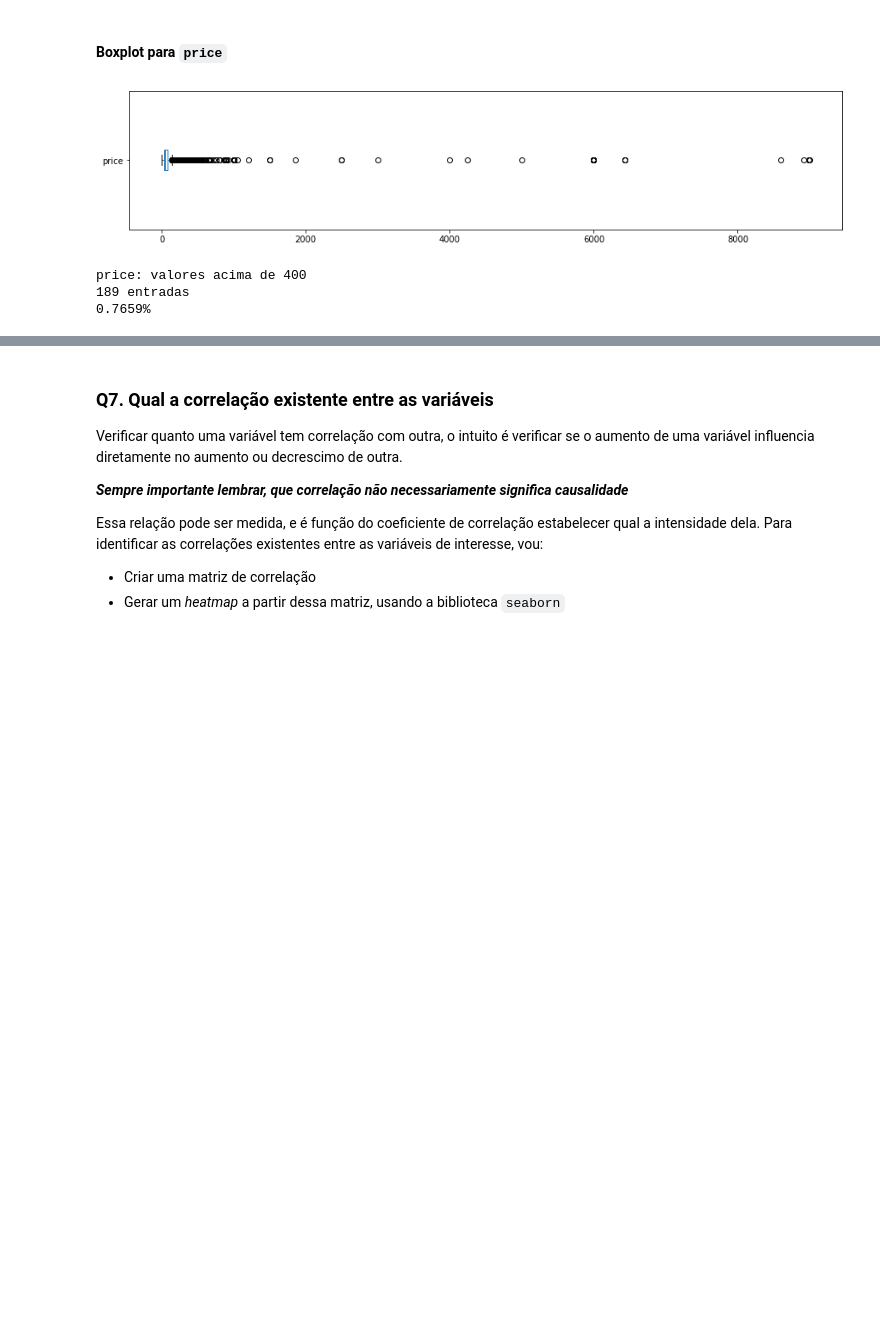
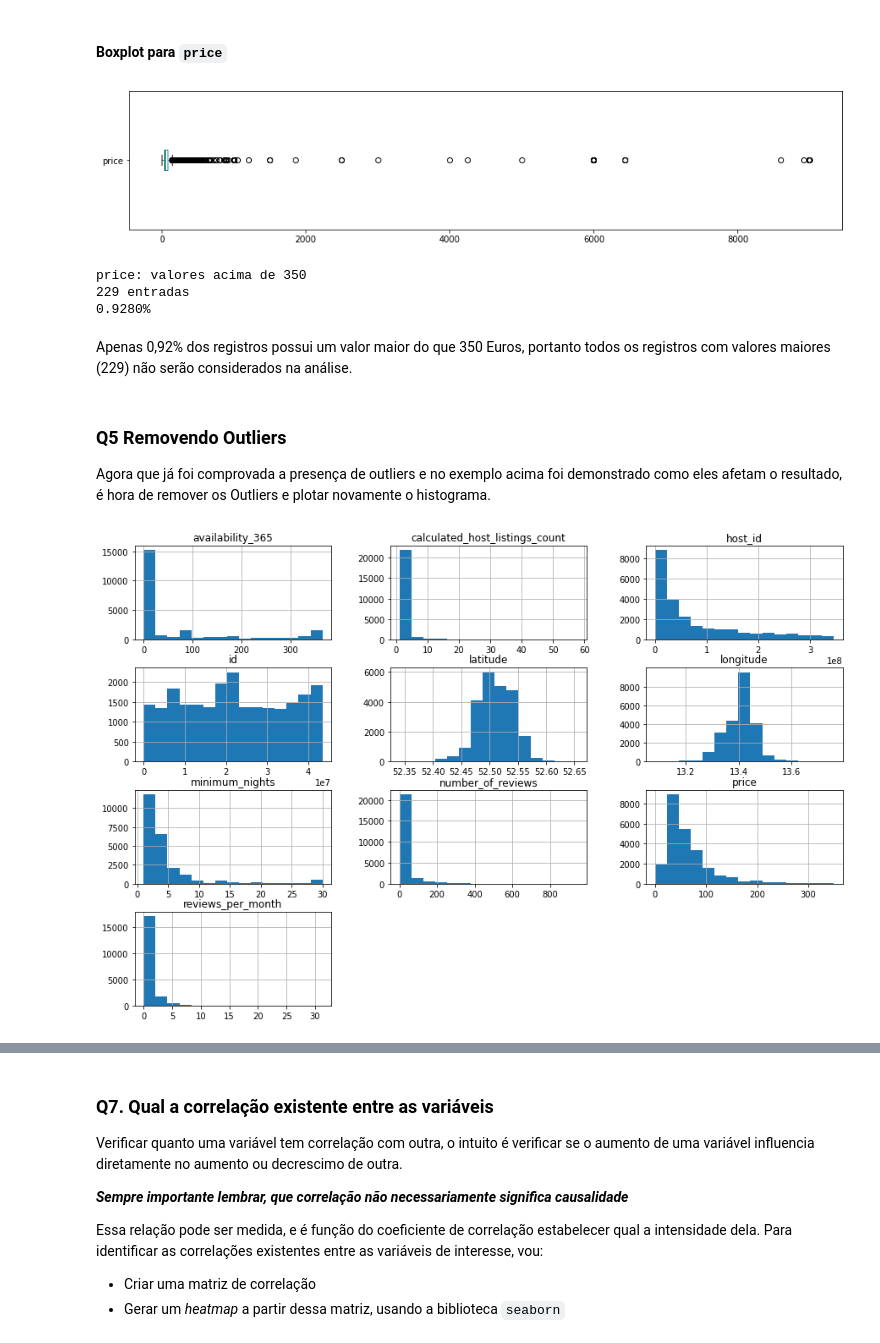
Before and after one commit to caiobellezi/Analise_AirBnB_Berlin, a Jupyter notebook: Analisando_os_Dados_do_Airbnb_Berlin.ipynb, the cells around one changed output, grey strips where cells are left out. Drawn from its saved outputs; the diff is of its cells as text; code cells hidden in the pictures; blank space fills up the shorter version.

```diff
--- a/Analisando_os_Dados_do_Airbnb_Berlin.ipynb
+++ b/Analisando_os_Dados_do_Airbnb_Berlin.ipynb
@@ -197,13 +211,30 @@ minimum_nights: valores acima de 30:
 df.price.plot(kind='box', vert=False, figsize=(15, 3),)
 plt.show()
 
-# ver quantidade de valores acima de 400 para price
-print("\nprice: valores acima de 400")
-print("{} entradas".format(len(df[df.price > 400])))
-print("{:.4f}%".format((len(df[df.price > 400]) / df.shape[0])*100))
+# ver quantidade de valores acima de 350 para price
+print("\nprice: valores acima de 350")
+print("{} entradas".format(len(df[df.price > 350])))
+print("{:.4f}%".format((len(df[df.price > 350]) / df.shape[0])*100))
 # %% [output]
 [figure]
-price: valores acima de 400
-189 entradas
-0.7659%
+price: valores acima de 350
+229 entradas
+0.9280%
+# %% [markdown]
+Apenas 0,92% dos registros possui um valor maior do que 350 Euros, portanto todos os registros com valores maiores (229) não serão considerados na análise.
+# %% [markdown]
+### **Q5 Removendo Outliers**
+Agora que já foi comprovada a presença de outliers e no exemplo acima foi demonstrado como eles afetam o resultado, é hora de remover os Outliers e plotar novamente o histograma.
+# %%
+# remover os *outliers* em um novo DataFrame
+df_clean = df.copy()
+df_clean.drop(df_clean[df_clean.price > 350].index, axis=0, inplace=True)
+df_clean.drop(df_clean[df_clean.minimum_nights > 30].index, axis=0, inplace=True)
+
+
+
+# plotar o histograma para as variáveis numéricas
+df_clean.hist(bins=15, figsize=(15,10));
+# %% [output]
+[figure, added]
 # %% [markdown]
```
Also changed, not shown: parts of 23 cells of this notebook.
